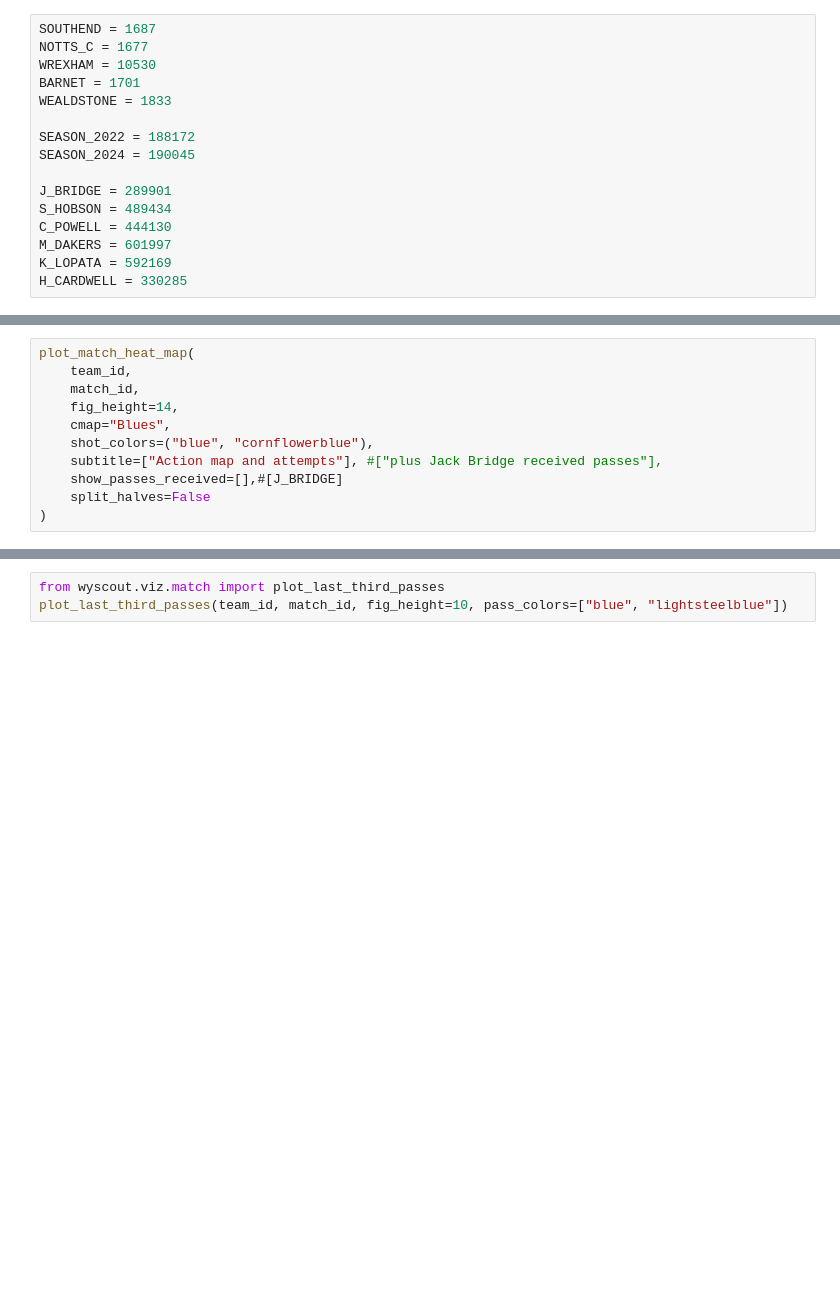
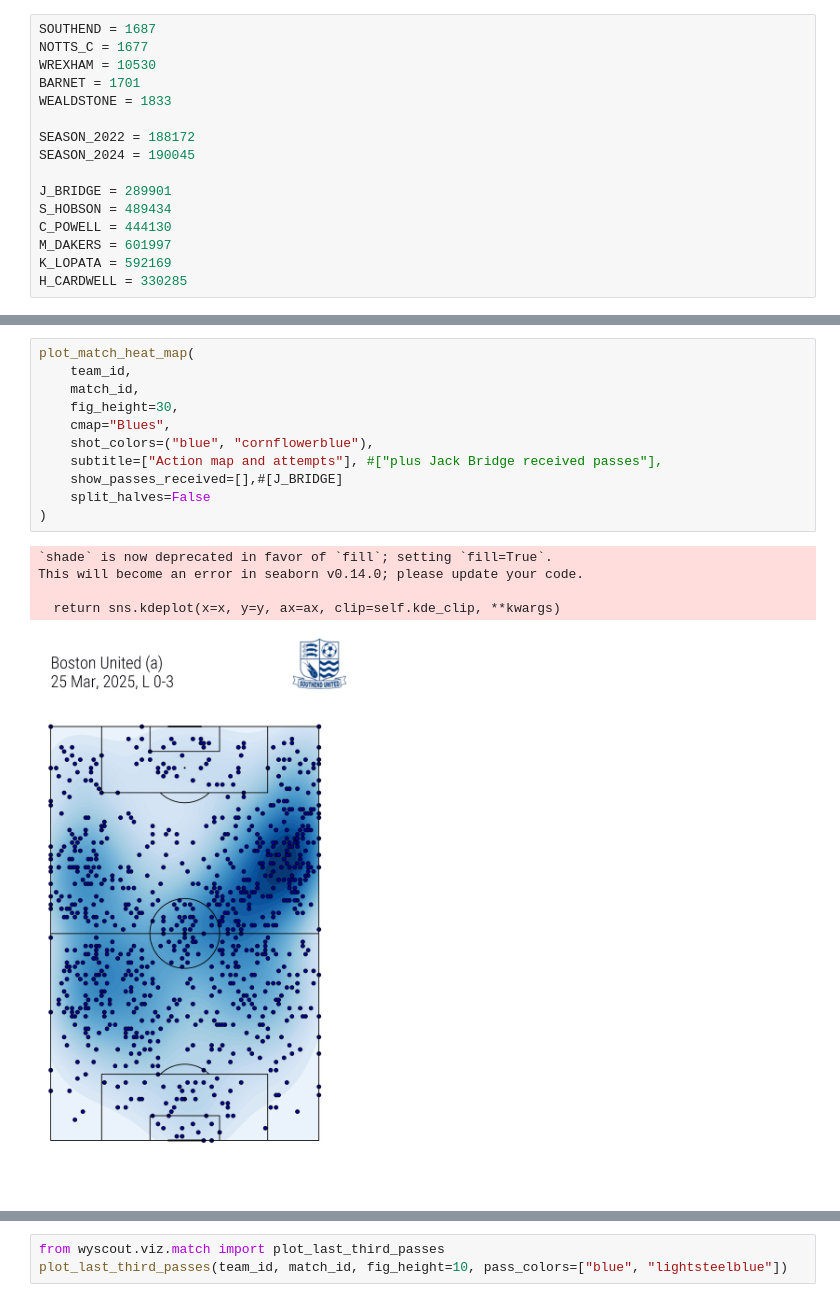
Before and after one commit to c-m-hunt/sufc_stats, a Jupyter notebook: notebooks/matchday.ipynb, the cells around one changed output, grey strips where cells are left out. Saved outputs shown, nothing was run; the diff lists cells and outputs as text; blank space fills up the shorter version.

```diff
--- a/notebooks/matchday.ipynb
+++ b/notebooks/matchday.ipynb
@@ -74,13 +80,19 @@ NameError: name 'team_id' is not defined
 # %%
 plot_match_heat_map(
     team_id,
     match_id,
-    fig_height=14,
+    fig_height=30,
     cmap="Blues",
     shot_colors=("blue", "cornflowerblue"),
     subtitle=["Action map and attempts"], #["plus Jack Bridge received passes"],
     show_passes_received=[],#[J_BRIDGE]
     split_halves=False
 )
+# %% [output]
+`shade` is now deprecated in favor of `fill`; setting `fill=True`.
+This will become an error in seaborn v0.14.0; please update your code.
+
+  return sns.kdeplot(x=x, y=y, ax=ax, clip=self.kde_clip, **kwargs)
+[figure, added]
 # %%
 from wyscout.viz.match import plot_average_positions
```
Also changed, not shown: parts of 4 cells of this notebook, 16 other files.
